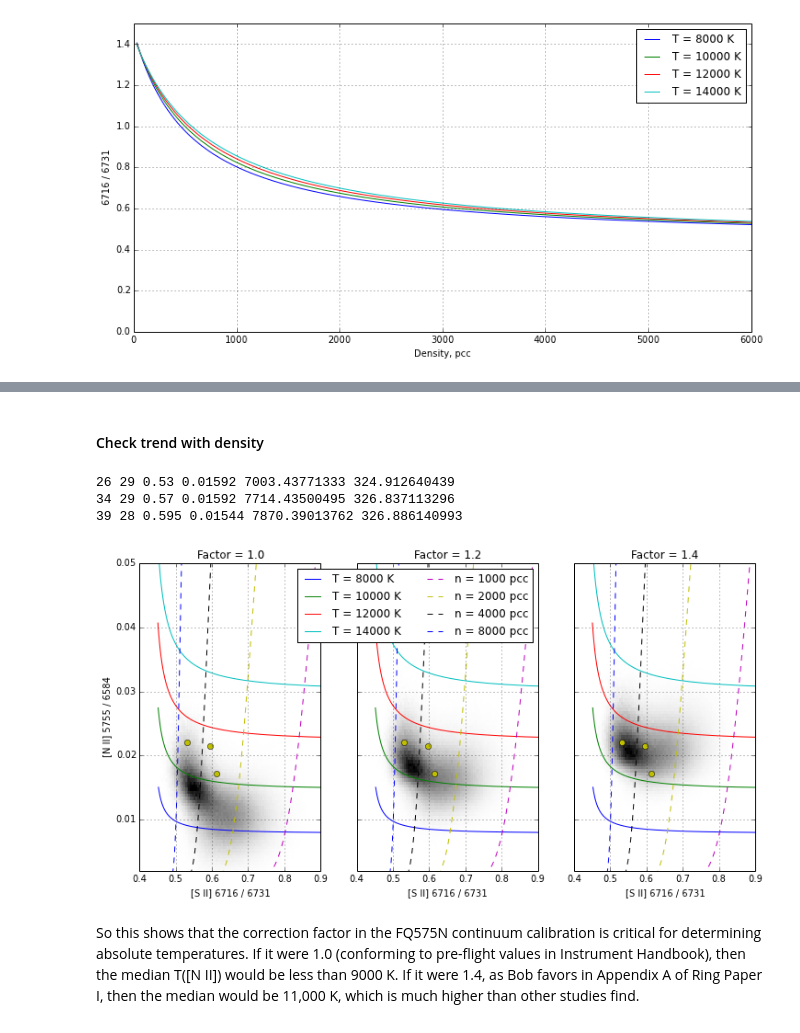
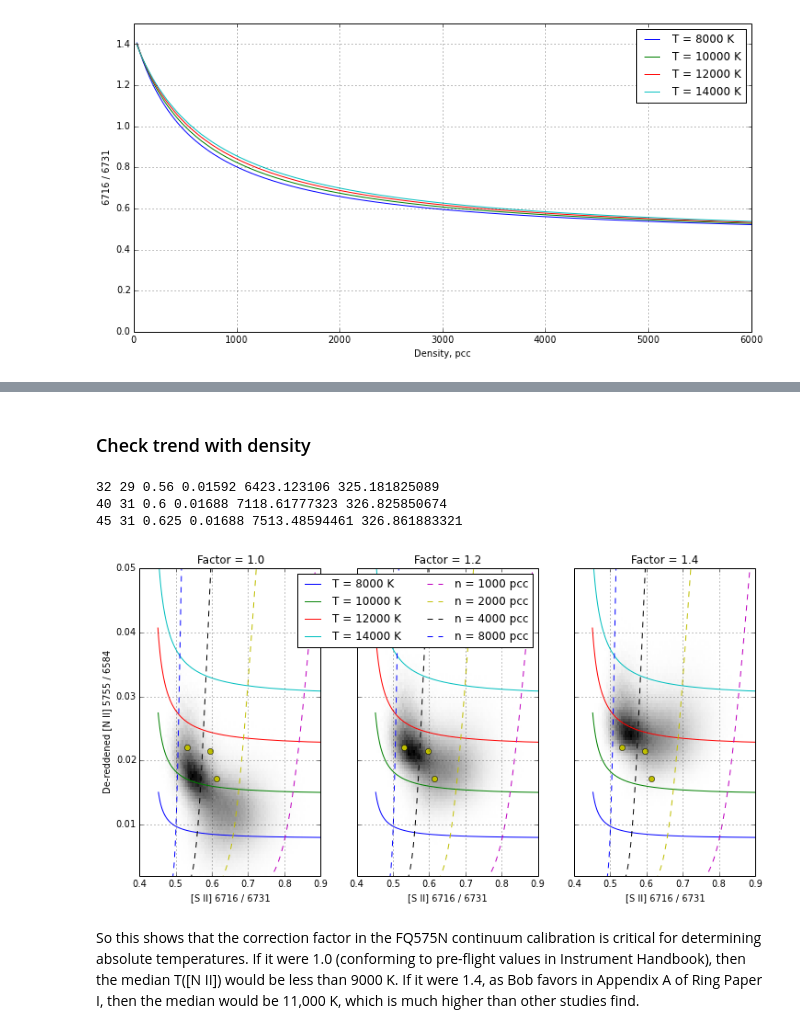
Before and after one commit to deprecated/orion-tsq, a Jupyter notebook: WFC3 images exploration.ipynb, the cells around one changed output, grey strips where cells are left out. Drawn from its saved outputs; the diff is of its cells as text; code cells hidden in the pictures.

```diff
--- a/WFC3 images exploration.ipynb
+++ b/WFC3 images exploration.ipynb
@@ -211,7 +211,7 @@ Linear fit: y = 0.008 (x/1000) + 0.006, r = 0.508, p = 0.000000, R^2 = 0.258
 # %% [markdown]
 Or using Bob's calibration
 # %%
-H, ext = bivar_pdf_ratio_vs_ewneb(0.938/1.35)
+H, ext = bivar_pdf_ratio_vs_ewneb(0.938/1.2)
 imshow(H.T**(1./gamma), extent=ext,
        interpolation='none', aspect='auto', origin='lower',
        cmap=cm.gray_r, alpha=1.0)
@@ -225,7 +225,7 @@ imshow(H0.T**(1./gamma), extent=ext0,
 contour(ni.gaussian_filter(H.T, 5), [0.02*H.max(),], extent=ext,
         colors='k', alpha=0.4)
 
-Hp, extp = bivar_pdf_ratio_vs_ewneb(0.938/1.2)
+Hp, extp = bivar_pdf_ratio_vs_ewneb(0.938/1.0)
 contour(ni.gaussian_filter(Hp.T, 5), [0.02*Hp.max(),], extent=extp,
         colors='c', alpha=0.5)
 Hn, extn = bivar_pdf_ratio_vs_ewneb(0.938/1.4)
@@ -243,4 +243,5 @@ ylabel("[N II] 5755 / 6584")
 # plot(xx, slope*xx + intercept, "r--", lw=3, alpha=0.5)
 grid()
 gcf().set_size_inches(8, 8)
+gcf().savefig("bivar_pdf_nii_ratio_vs_ewneb2.pdf")
 # %% [output]
@@ -458,0 +467,4 @@ gcf().set_size_inches(12, 6)
+# %%
+chb = fits.open("Chbeta.fits")[0].data
+# %%
+red_corr = 10**(0.095*chb)
@@ -459,6 +483,7 @@ gcf().set_size_inches(12, 6)
 # %% [markdown]
-#### Check trend with density
+### Check trend with density
 # %%
+rsii = fits.open("SurfaceBrightness/Rsii.fits")[0].data
 x1, x2 = 0.4, 0.9
 y1, y2 = 0.002, 0.05
 
@@ -467,7 +492,7 @@ fig, axes = subplots(1, 3, sharey=True, squeeze=True)
 for ax, fac in zip(axes, [1.0, 1.2, 1.4]):
     rnii = ratio_nii(r575_658, r547_575, r547_658, 0.938/fac)
     x = rsii[m]
-    y = rnii[m]
+    y = rnii[m]*red_corr[m]
     w = s658[m]
 
     mm = (x > x1) & (x < x2) & (y > y1) & (y < y2)
@@ -481,38 +506,38 @@ for ax, fac in zip(axes, [1.0, 1.2, 1.4]):
               interpolation='none', aspect='auto', origin='lower',
               cmap=cm.gray_r, alpha=1.0)
 #              vmin=0.0, vmax=15.0*np.mean(H.T))
     denrange = np.linspace(0.0, 3.e4, 100)
     for tem in [8e3, 1e4, 1.2e4, 1.4e4]:
         As = sii.getEmissivity(tem, denrange, wave=6716)
         Bs = sii.getEmissivity(tem, denrange, wave=6731)
         An = nii.getEmissivity(tem, denrange, wave=5755)
         Bn = nii.getEmissivity(tem, denrange, wave=6583)
         ax.plot(As/Bs, An/Bn, label="T = {:.0f} K".format(tem))
     temrange = np.linspace(5000.0, 20000.0, 100)
     for den in [1000, 2000, 4000, 8000]:
         As = sii.getEmissivity(temrange, den, wave=6716)
         Bs = sii.getEmissivity(temrange, den, wave=6731)
         An = nii.getEmissivity(temrange, den, wave=5755)
         Bn = nii.getEmissivity(temrange, den, wave=6583)
         ax.plot(As/Bs, An/Bn, '--', label="n = {:.0f} pcc".format(den))
 
     ax.plot([0.5953, 0.6133, 0.5316], [0.0215, 0.0172, 0.0221],
             "yo")
     ax.set_title("Factor = {:.1f}".format(fac))
     ax.grid()
     ax.set_xlim(x1, x2)
     ax.set_ylim(y1, y2)
     ax.set_xlabel("[S II] 6716 / 6731")
 
-axes[0].set_ylabel("[N II] 5755 / 6584")
+axes[0].set_ylabel("De-reddened [N II] 5755 / 6584")
 axes[1].legend(ncol=2)
 gcf().set_size_inches(12, 6)
 gcf().savefig("bivar_rsii_rnii_multifactor.pdf")
 # %% [output]
-26 29 0.53 0.01592 7003.43771333 324.912640439
-34 29 0.57 0.01592 7714.43500495 326.837113296
-39 28 0.595 0.01544 7870.39013762 326.886140993
+32 29 0.56 0.01592 6423.123106 325.181825089
+40 31 0.6 0.01688 7118.61777323 326.825850674
+45 31 0.625 0.01688 7513.48594461 326.861883321
-[figure, old version]
+[figure, new version]
 # %% [markdown]
 So this shows that the correction factor in the FQ575N continuum calibration is critical for determining absolute temperatures.  If it were 1.0 (conforming to pre-flight values in Instrument Handbook), then the median T([N II]) would be less than 9000 K.  If it were 1.4, as Bob favors in Appendix A of Ring Paper I, then the median would be 11,000 K, which is much higher than other studies find.
 # %% [markdown]
```
Also changed, not shown: parts of 10 cells of this notebook, 3 other files.
